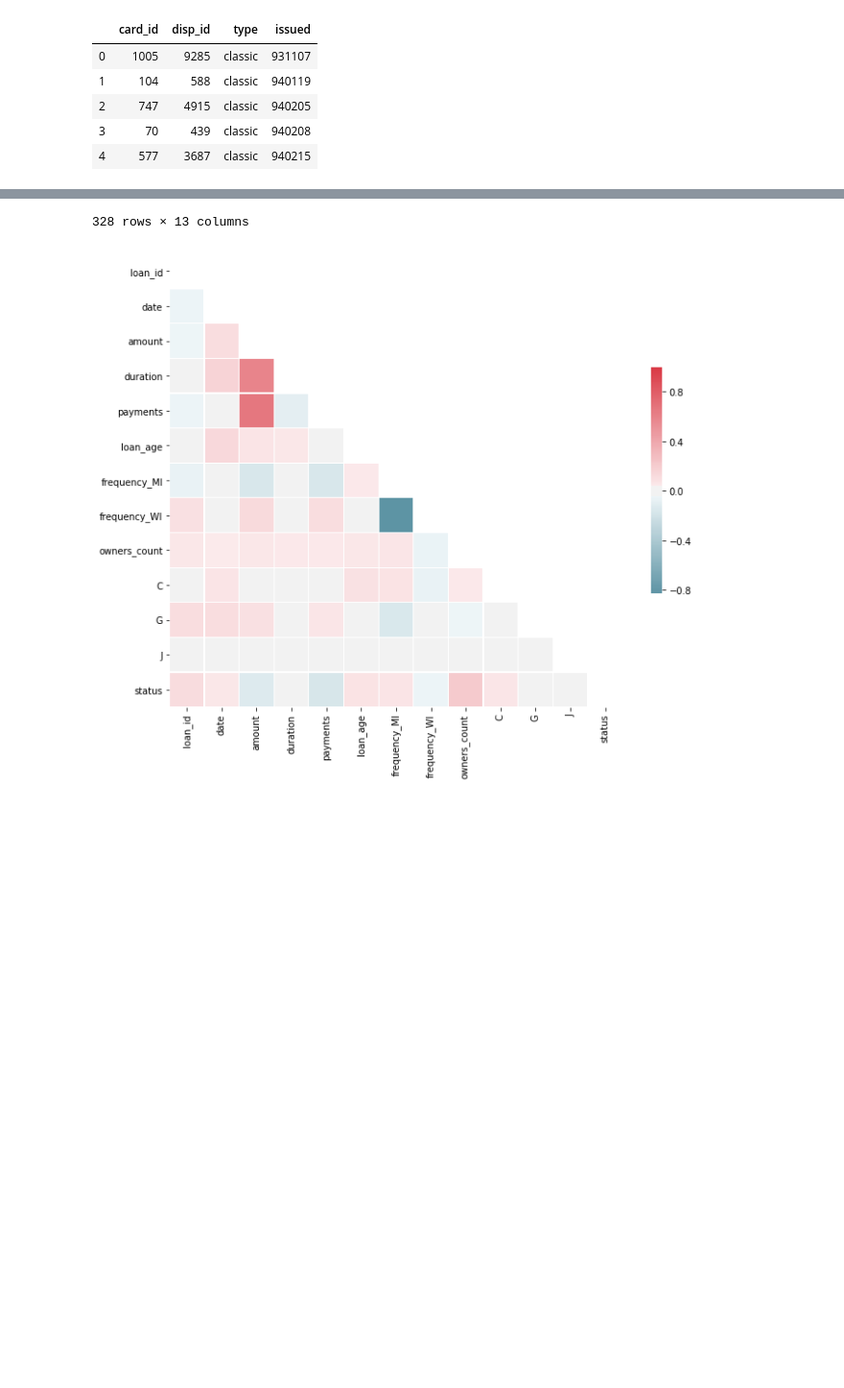
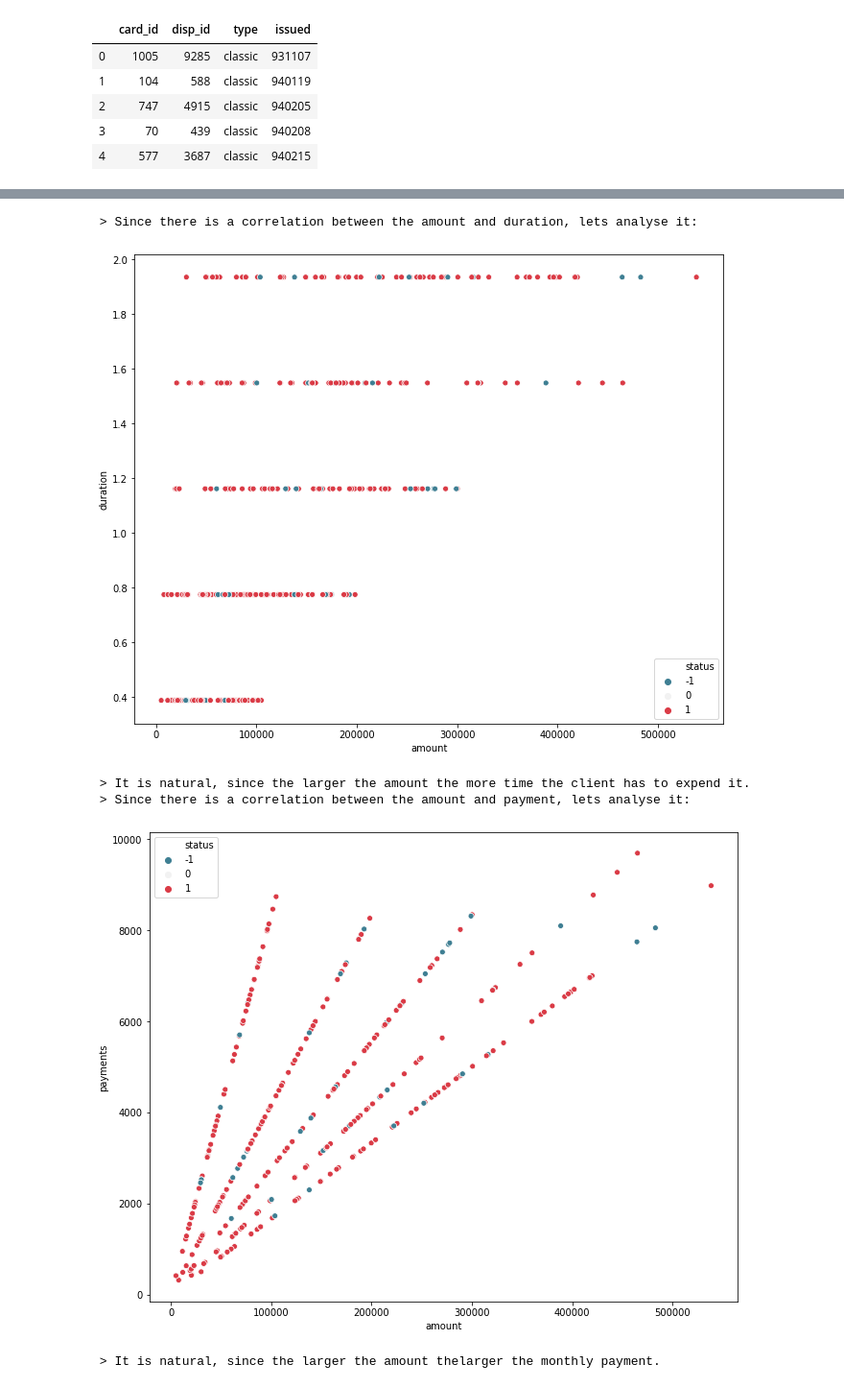
Before and after one commit to EdgarACarneiro/feup-ecac, a Jupyter notebook: project-competition/pre_processing.ipynb, the cells around one changed output, grey strips where cells are left out. Shown at 96% size. Drawn from its saved outputs; the diff is of its cells as text; code cells hidden in the pictures; blank space fills up the shorter version.

Commit message:
Added several new features regarding loan amounts, payments and durations. Added confusion matrix display

```diff
--- a/project-competition/pre_processing.ipynb
+++ b/project-competition/pre_processing.ipynb
@@ -70,7 +70,7 @@ def get_df_correlation(df):
     mask[np.triu_indices_from(mask)] = True
 
     # Set up the matplotlib figure
-    f, ax = plt.subplots(figsize=(11, 9))
+    plt.subplots(figsize=(11, 9))
 
     # Generate a custom diverging colormap
     cmap = sns.diverging_palette(220, 10, as_cmap=True)
@@ -83,6 +83,18 @@ def get_df_correlation(df):
     ax.set_ylim(np.ceil(y_lim[0]), np.floor(y_lim[1]))
 
     plt.show()
+# %%
+def scatterplot_two_cols(df, col1, col2):
+    '''Get a scatterplot for the given two columns'''
+    # Set up the matplotlib figure
+    plt.subplots(figsize=(11, 9))
+
+    # Generate a custom diverging colormap
+    cmap = sns.diverging_palette(220, 10, as_cmap=True)
+
+    sns.scatterplot(data=df, x=col1, y=col2,
+                    hue='status',palette=cmap, sizes=(47,47))
+    plt.show()
 # %% [markdown]
 ## Imputation
 # %%
@@ -242,8 +254,6 @@ def compose_dataset(loan_df, account_df, disp_df, card_df, debug=False):
     processed_card.loc[processed_card["type"]=="junior","type"] = "J"
 
 
-    # TODO: Transactions will be one of the hardest, since aggregations and groupbys are needed
-
     # Joining loan table, accounts table, disposition table & card table
     df = processed_loan.merge(processed_account.rename(columns={'date': 'account_creation_date'}),
                               on='account_id')\
@@ -255,9 +265,10 @@ def compose_dataset(loan_df, account_df, disp_df, card_df, debug=False):
         print(' > Joint tables analysis')
         get_df_correlation(df)
 
-    # Getting loanes age
-    df['loan_age'] = (df['date'] - df['account_creation_date']).dt.days
+    # Getting loanes age, in months & duration in months as well
+    df['account_loan_age'] = (df['date'] - df['account_creation_date']).dt.days / 31
     df["date"] = pd.to_numeric(df["date"])
+    df['duration'] = df['duration'] / 31
 
     # Separating categorial features
     df = pd.get_dummies(df)
@@ -283,9 +294,31 @@ def compose_dataset(loan_df, account_df, disp_df, card_df, debug=False):
 
     # Merging with the aggregattion results
     df = df.merge(df_num_owners_and_types, on='loan_id')
+    df = df.drop(['J'], axis=1)
+
+    # As there is a correlation between amount and duration
+    if debug:
+        print(' > Since there is a correlation between the amount and duration, lets analyse it:')
+        scatterplot_two_cols(df, 'amount', 'duration')
+        print(' > It is natural, since the larger the amount the more time the client has to expend it.')
+
+        print(' > Since there is a correlation between the amount and payment, lets analyse it:')
+        scatterplot_two_cols(df, 'amount', 'payments')
+        print(' > It is natural, since the larger the amount thelarger the monthly payment.')
+
+
+    # Create new columns: number of months it takes to pay payments
+    df['num_payments'] = df['amount'] / df['payments']
+    df['monthly_loan'] = df['amount'] / df['duration']
+    df['months_of_receiving'] = df['num_payments'] - df['duration']
+    df['monthly_loan-to-monthly_receiving'] = df['monthly_loan'] / df['payments']
+    df['monthly_only_receiving'] = df['months_of_receiving'] * df['payments']
+
+    # Duration is also naturally related to the amount, since larger amounts will be loaned for longer
+   # scatterplot_two_cols(df, 'months_to_expend', 'num_payments')
 
     # Normalize numerical columns
-    normalize_columns(df, ['amount', 'payments'])
+    # normalize_columns(df, ['amount', 'payments', 'date'])
 
     # Placing status column as last column
     return  df[[col for col in df if col not in ['status']] + ['status']]
@@ -312,2 +333,6 @@ get_df_correlation(dataset)
-328 rows × 13 columns
+ > Since there is a correlation between the amount and duration, lets analyse it:
-[figure, old version]
+[figure, new version]
+ > It is natural, since the larger the amount the more time the client has to expend it.
+ > Since there is a correlation between the amount and payment, lets analyse it:
+[figure, added]
+ > It is natural, since the larger the amount thelarger the monthly payment.
```
Also changed, not shown: parts of 2 cells of this notebook, 2 other files.
